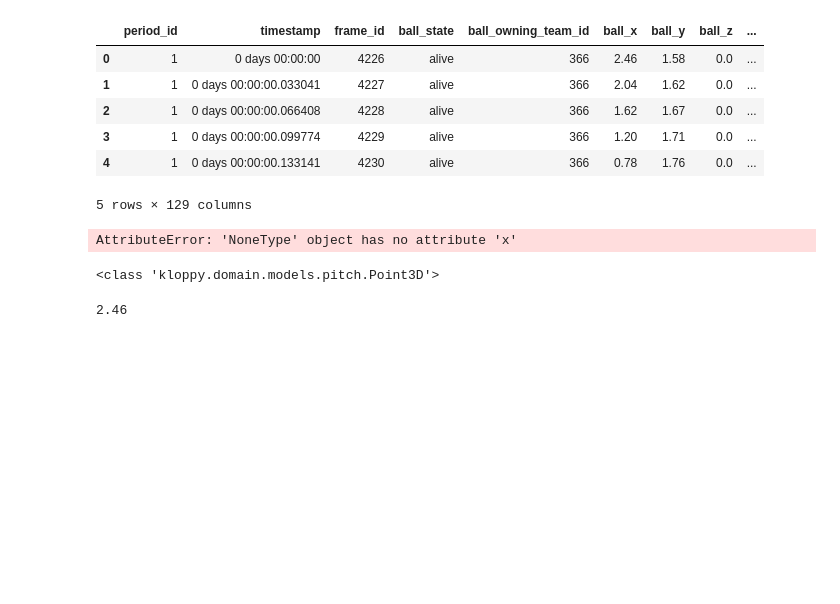
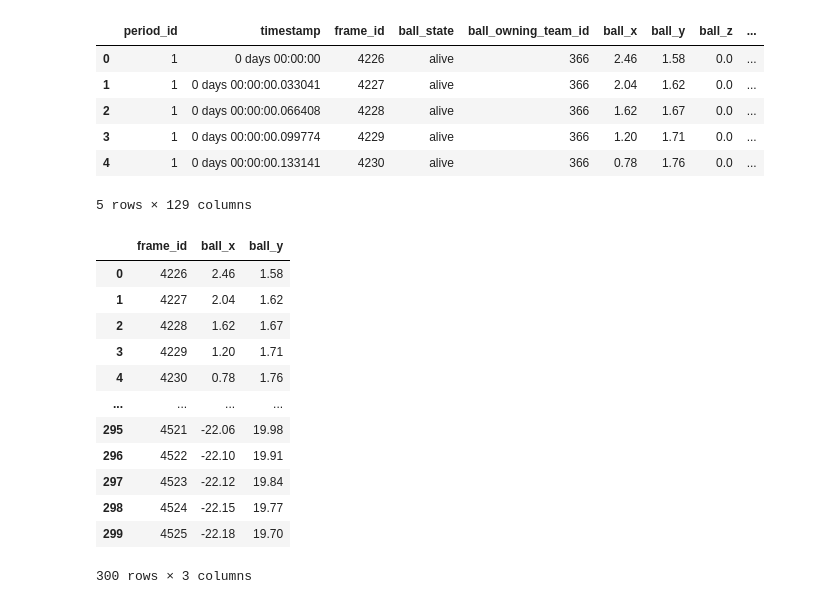
Before and after one commit to stephTchembeu/pysport-aims, a Jupyter notebook: tirth_week/test_28_07.ipynb, the cells around one changed output. Saved outputs shown, nothing was run; the diff lists cells and outputs as text; code cells hidden in the pictures; blank space fills up the shorter version.

```diff
--- a/tirth_week/test_28_07.ipynb
+++ b/tirth_week/test_28_07.ipynb
@@ -28,25 +28,23 @@ dataset.to_df().head(5)
 | 3 | 1 | 0 days 00:00:00.099774 | 4229 | alive | 366 | 1.20 | 1.71 | 0.0 | ... |
 | 4 | 1 | 0 days 00:00:00.133141 | 4230 | alive | 366 | 0.78 | 1.76 | 0.0 | ... |
 5 rows × 129 columns
-# %%
-# try the example in the documentation to get frames where the ball is in the tirth part of the fiels
-pitch_lenght = dataset.metadata.pitch_dimensions.pitch_length
-sub_dataset  = dataset.filter(
-    lambda frame: frame.ball_coordinates.x > 2/3*pitch_lenght
-)
-# %% [output]
-AttributeError: 'NoneType' object has no attribute 'x'
-# %%
-# check if we get well the ball_coordinate
-frame0 = 0
-for frame in dataset.frames:
-    frame0 = frame.ball_coordinates
-    print(type(frame.ball_coordinates))
-    break
-# %% [output]
-<class 'kloppy.domain.models.pitch.Point3D'>
-# %%
-# now why can't we not access to the x attribute ?
-frame0.x
-# %% [output]
-2.46
+# %%
+df = dataset.to_df()
+filtered_df = df[df['timestamp'].between(pd.to_timedelta(0, unit='us'), pd.to_timedelta(10000000, unit='us')) & (df['period_id'] == 1)]
+
+ball_data = filtered_df[["frame_id","ball_x","ball_y"]]
+ball_data
+# %% [output]
+|  | frame_id | ball_x | ball_y |
+| 0 | 4226 | 2.46 | 1.58 |
+| 1 | 4227 | 2.04 | 1.62 |
+| 2 | 4228 | 1.62 | 1.67 |
+| 3 | 4229 | 1.20 | 1.71 |
+| 4 | 4230 | 0.78 | 1.76 |
+| ... | ... | ... | ... |
+| 295 | 4521 | -22.06 | 19.98 |
+| 296 | 4522 | -22.10 | 19.91 |
+| 297 | 4523 | -22.12 | 19.84 |
+| 298 | 4524 | -22.15 | 19.77 |
+| 299 | 4525 | -22.18 | 19.70 |
+300 rows × 3 columns
```
Also changed, not shown: parts of 4 cells of this notebook, 2 other files.
